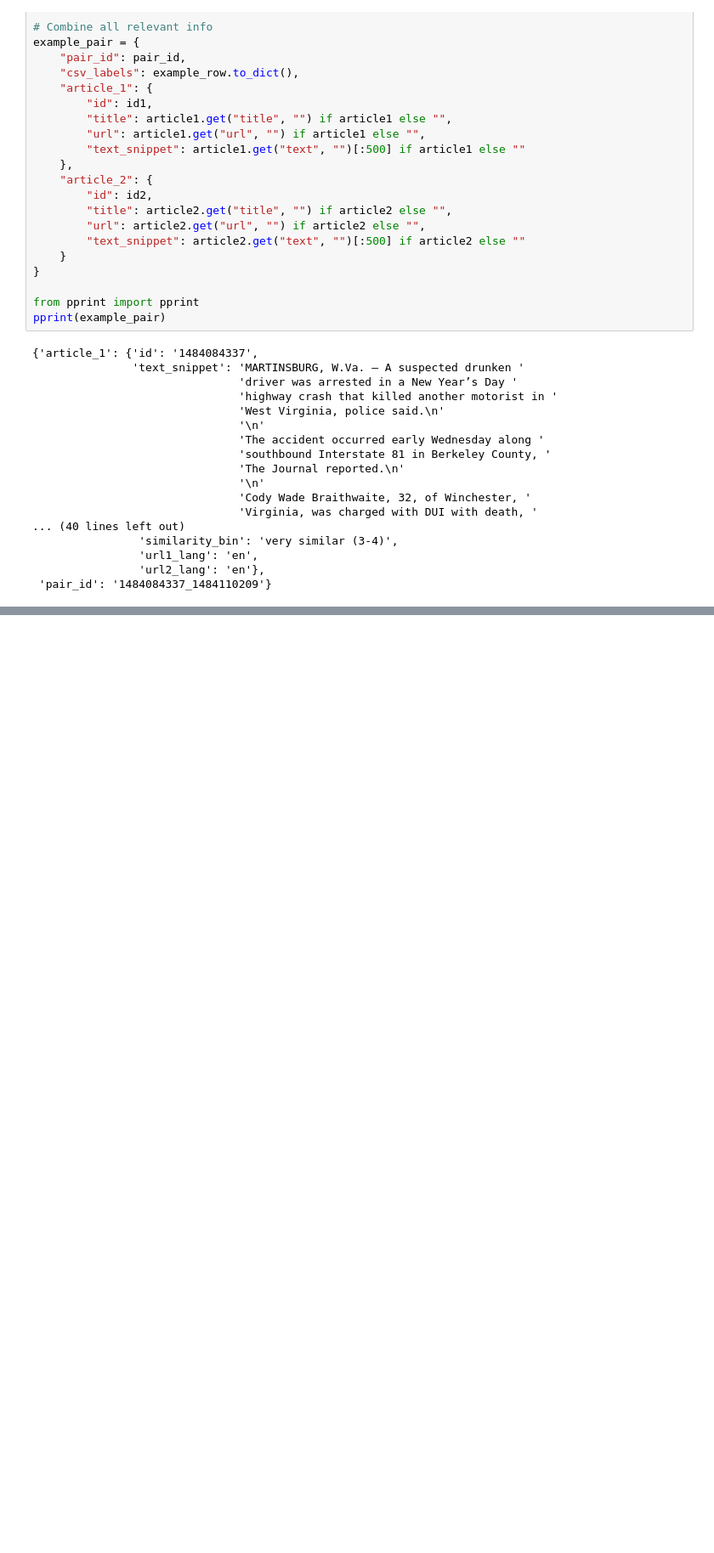
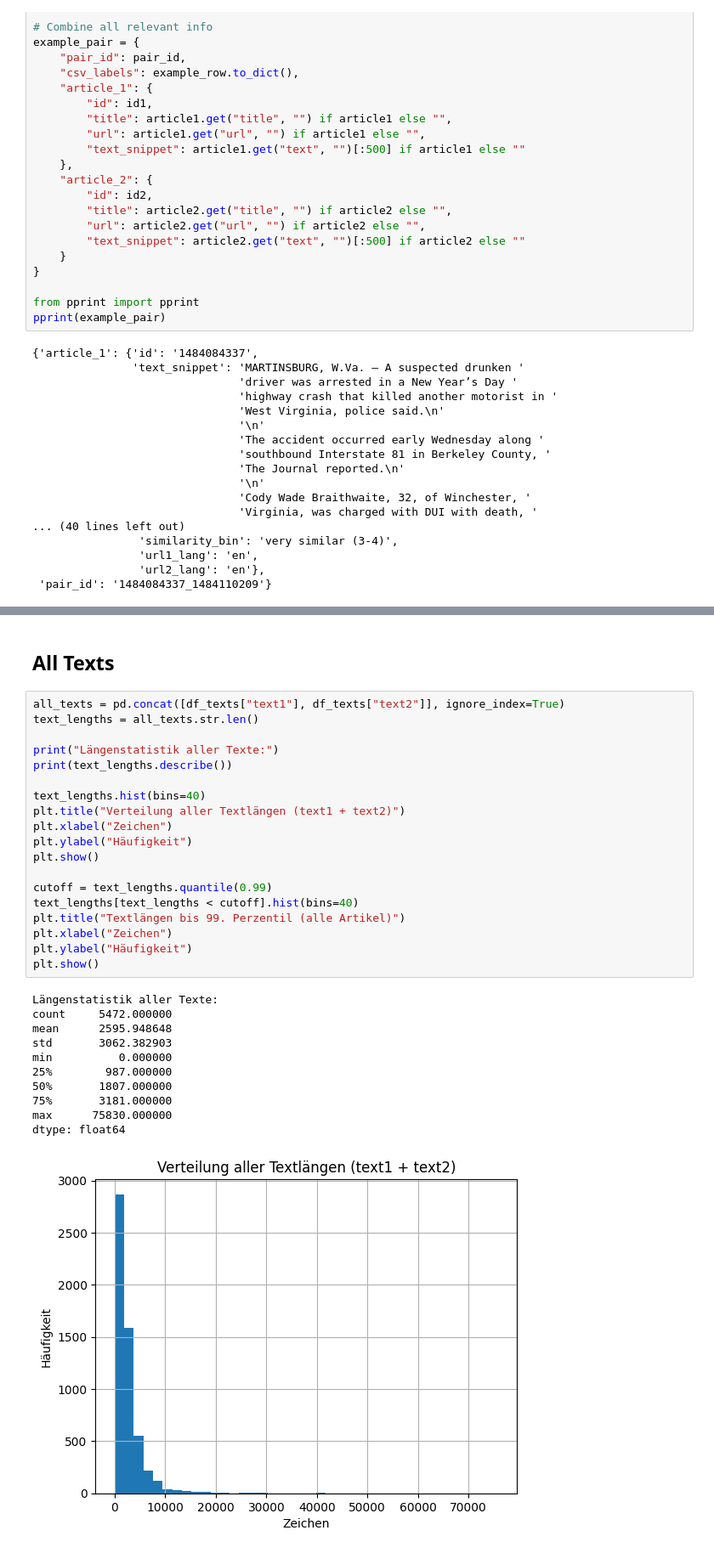
Before and after one commit to Eluminix/AI-Lab, a Jupyter notebook: Data Exploration.ipynb, the cells around one changed output, grey strips where cells are left out. Shown: that part at 85% size. Saved outputs shown, nothing was run; the diff lists cells and outputs as text; blank space fills up the shorter version.

```diff
--- a/Data Exploration.ipynb
+++ b/Data Exploration.ipynb
@@ -144,0 +239,33 @@ display(dataset_df.head())
+# %% [markdown]
+## All Texts
+# %%
+all_texts = pd.concat([df_texts["text1"], df_texts["text2"]], ignore_index=True)
+text_lengths = all_texts.str.len()
+
+print("Längenstatistik aller Texte:")
+print(text_lengths.describe())
+
+text_lengths.hist(bins=40)
+plt.title("Verteilung aller Textlängen (text1 + text2)")
+plt.xlabel("Zeichen")
+plt.ylabel("Häufigkeit")
+plt.show()
+
+cutoff = text_lengths.quantile(0.99)
+text_lengths[text_lengths < cutoff].hist(bins=40)
+plt.title("Textlängen bis 99. Perzentil (alle Artikel)")
+plt.xlabel("Zeichen")
+plt.ylabel("Häufigkeit")
+plt.show()
+# %% [output]
+Längenstatistik aller Texte:
+count     5472.000000
+mean      2595.948648
+std       3062.382903
+min          0.000000
+25%        987.000000
+50%       1807.000000
+75%       3181.000000
+max      75830.000000
+dtype: float64
+[figure, added]
```
Also changed, not shown: parts of 13 cells of this notebook.
